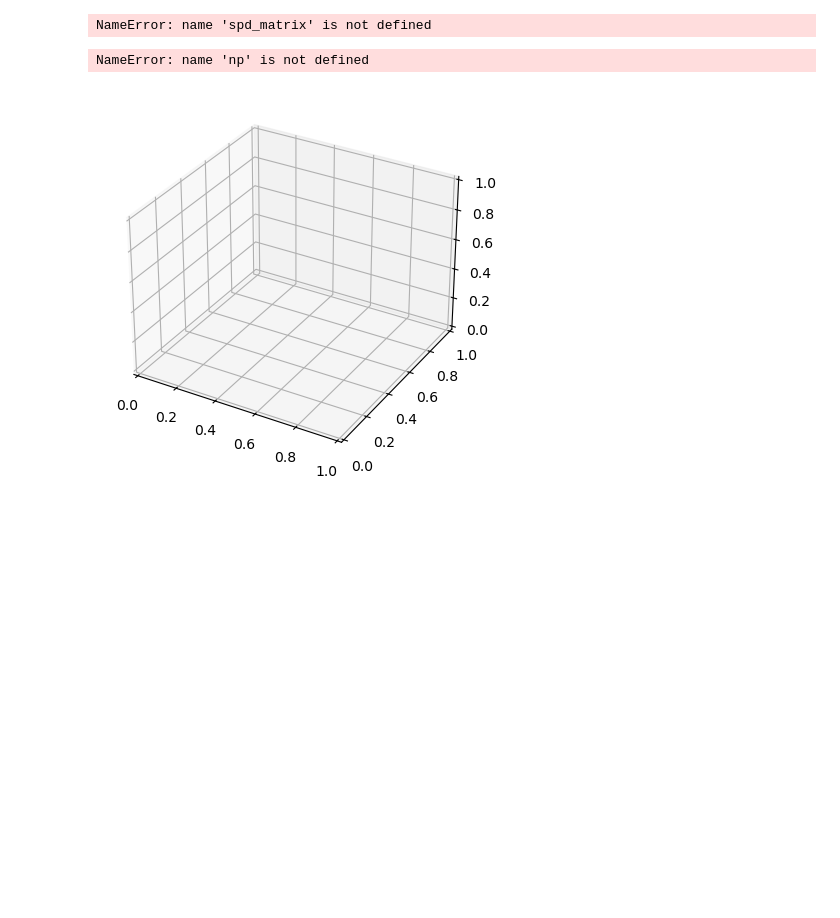
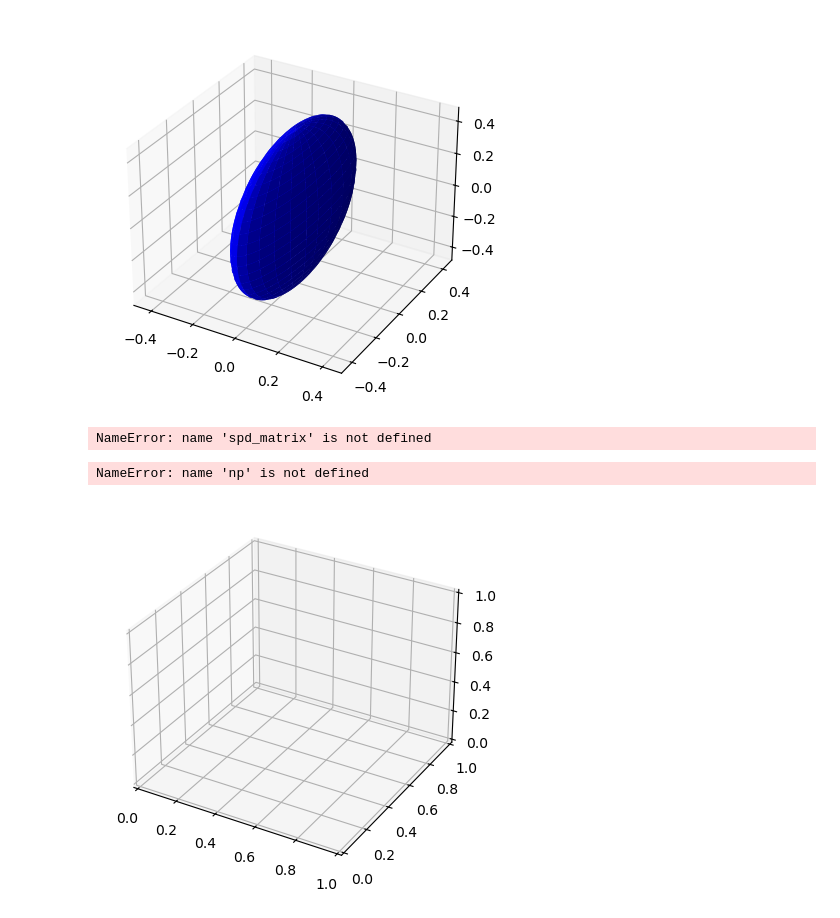
Before and after one commit to MatthewChen37/EEG-Foundation-Model, a Jupyter notebook: Explainability/VisualizeEmbeddings.ipynb, the cells around one changed output. Drawn from its saved outputs; the diff is of its cells as text; code cells hidden in the pictures; blank space fills up the shorter version.

Commit message:
Start implementation of visualization

```diff
--- a/Explainability/VisualizeEmbeddings.ipynb
+++ b/Explainability/VisualizeEmbeddings.ipynb
@@ -14,8 +15,45 @@ n = 19
 spd_matrix = random_spd_matrix(n)
 # %%
 eigenvalues, eigenvectors = np.linalg.eigh(spd_matrix, UPLO='L')
+# %%
+descending_indices = np.argsort(eigenvalues)[::-1]
+top_eigenvalues = eigenvalues[descending_indices[:3]]
+top_eigenvectors =  eigenvectors[:, descending_indices[:3]]
 # %%
-axes = np.sqrt(1/eigenvalues)
+#coefs = np.sqrt(1/top_eigenvalues)
+coefs = top_eigenvalues
+# %%
+import matplotlib.pyplot as plt
+import numpy as np
+
+fig = plt.figure(figsize=plt.figaspect(1))  # Square figure
+ax = fig.add_subplot(111, projection='3d')
+
+#coefs = (1, 2, 2)  # Coefficients in a0/c x**2 + a1/c y**2 + a2/c z**2 = 1
+# Radii corresponding to the coefficients:
+rx, ry, rz = 1/np.sqrt(coefs)
+
+# Set of all spherical angles:
+u = np.linspace(0, 2 * np.pi, 100)
+v = np.linspace(0, np.pi, 100)
+
+# Cartesian coordinates that correspond to the spherical angles:
+# (this is the equation of an ellipsoid):
+x = rx * np.outer(np.cos(u), np.sin(v))
+y = ry * np.outer(np.sin(u), np.sin(v))
+z = rz * np.outer(np.ones_like(u), np.cos(v))
+
+# Plot:
+ax.plot_surface(x, y, z,  rstride=4, cstride=4, color='b')
+
+# Adjustment of the axes, so that they all have the same span:
+max_radius = max(rx, ry, rz)
+for axis in 'xyz':
+    getattr(ax, 'set_{}lim'.format(axis))((-max_radius, max_radius))
+
+plt.show()
+# %% [output]
+[figure, added]
 # %%
 def sample(S, z_hat, m_FA, Gamma_Threshold=1.0):
     # Based on https://www.onera.fr/sites/default/files/297/C013_-_Dezert_-_YBSTributeMonterey2001.pdf
```
Also changed, not shown: parts of 1 cell of this notebook, 2 other files.
